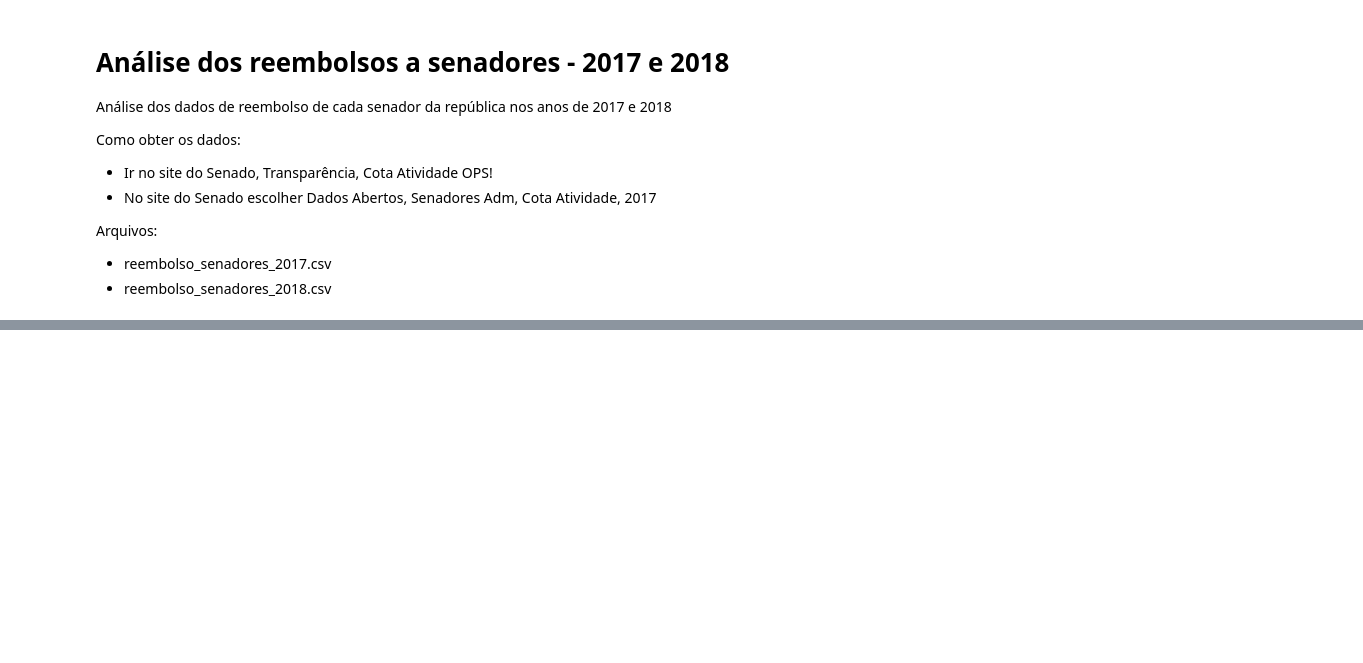
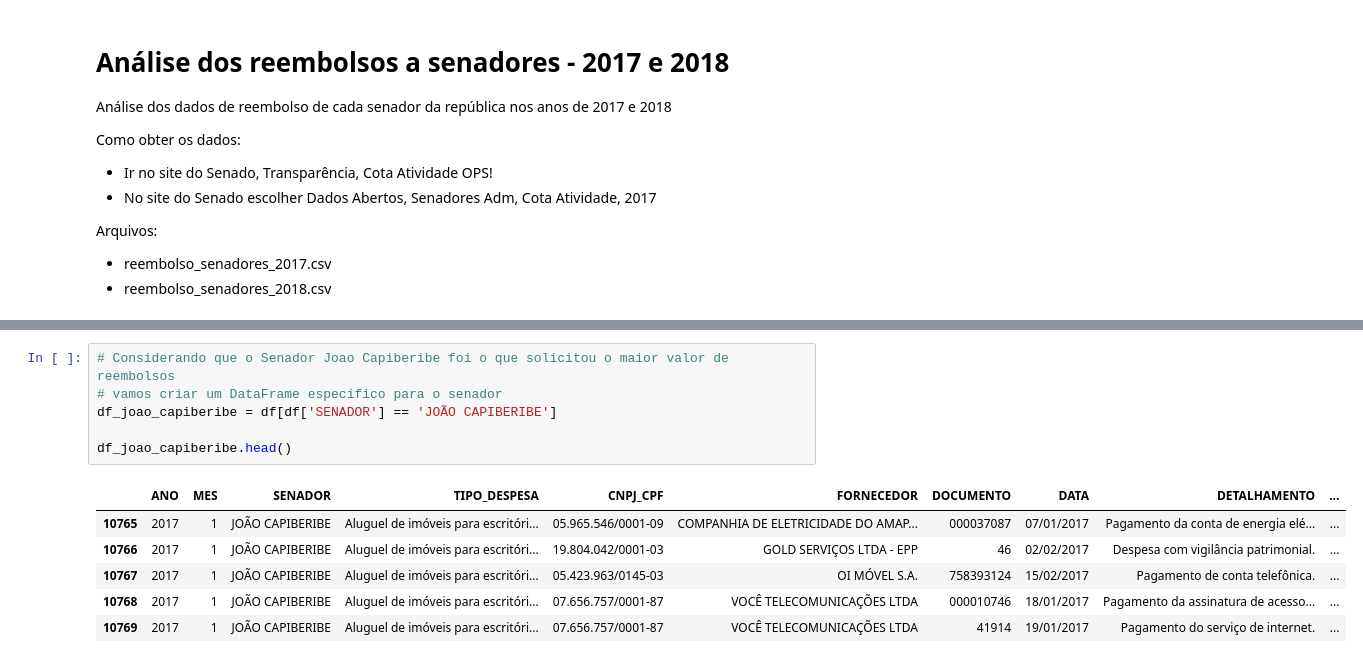
Before and after one commit to OSBrasilia/Curso_Analise_Dados_Publicos, a Jupyter notebook: 04_csv_gasto_atividade_senadores/Reembolso_Senadores.ipynb, the cells around one changed output, grey strips where cells are left out. Saved outputs shown, nothing was run; the diff lists cells and outputs as text; blank space fills up the shorter version.

```diff
--- a/04_csv_gasto_atividade_senadores/Reembolso_Senadores.ipynb
+++ b/04_csv_gasto_atividade_senadores/Reembolso_Senadores.ipynb
@@ -62,0 +187,13 @@ df.pivot_table(index={'SENADOR', "TIPO_DESPESA"}, columns="MES", values='VALOR_R
+# %%
+# Considerando que o Senador Joao Capiberibe foi o que solicitou o maior valor de reembolsos
+# vamos criar um DataFrame especifico para o senador
+df_joao_capiberibe = df[df['SENADOR'] == 'JOÃO CAPIBERIBE']
+
+df_joao_capiberibe.head()
+# %% [output]
+|  | ANO | MES | SENADOR | TIPO_DESPESA | CNPJ_CPF | FORNECEDOR | DOCUMENTO | DATA | DETALHAMENTO | ... |
+| 10765 | 2017 | 1 | JOÃO CAPIBERIBE | Aluguel de imóveis para escritóri... | 05.965.546/0001-09 | COMPANHIA DE ELETRICIDADE DO AMAP... | 000037087 | 07/01/2017 | Pagamento da conta de energia elé... | ... |
+| 10766 | 2017 | 1 | JOÃO CAPIBERIBE | Aluguel de imóveis para escritóri... | 19.804.042/0001-03 | GOLD SERVIÇOS LTDA - EPP | 46 | 02/02/2017 | Despesa com vigilância patrimonial. | ... |
+| 10767 | 2017 | 1 | JOÃO CAPIBERIBE | Aluguel de imóveis para escritóri... | 05.423.963/0145-03 | OI MÓVEL S.A. | 758393124 | 15/02/2017 | Pagamento de conta telefônica. | ... |
+| 10768 | 2017 | 1 | JOÃO CAPIBERIBE | Aluguel de imóveis para escritóri... | 07.656.757/0001-87 | VOCÊ TELECOMUNICAÇÕES LTDA | 000010746 | 18/01/2017 | Pagamento da assinatura de acesso... | ... |
+| 10769 | 2017 | 1 | JOÃO CAPIBERIBE | Aluguel de imóveis para escritóri... | 07.656.757/0001-87 | VOCÊ TELECOMUNICAÇÕES LTDA | 41914 | 19/01/2017 | Pagamento do serviço de internet. | ... |
```
Also changed, not shown: parts of 15 cells of this notebook.
